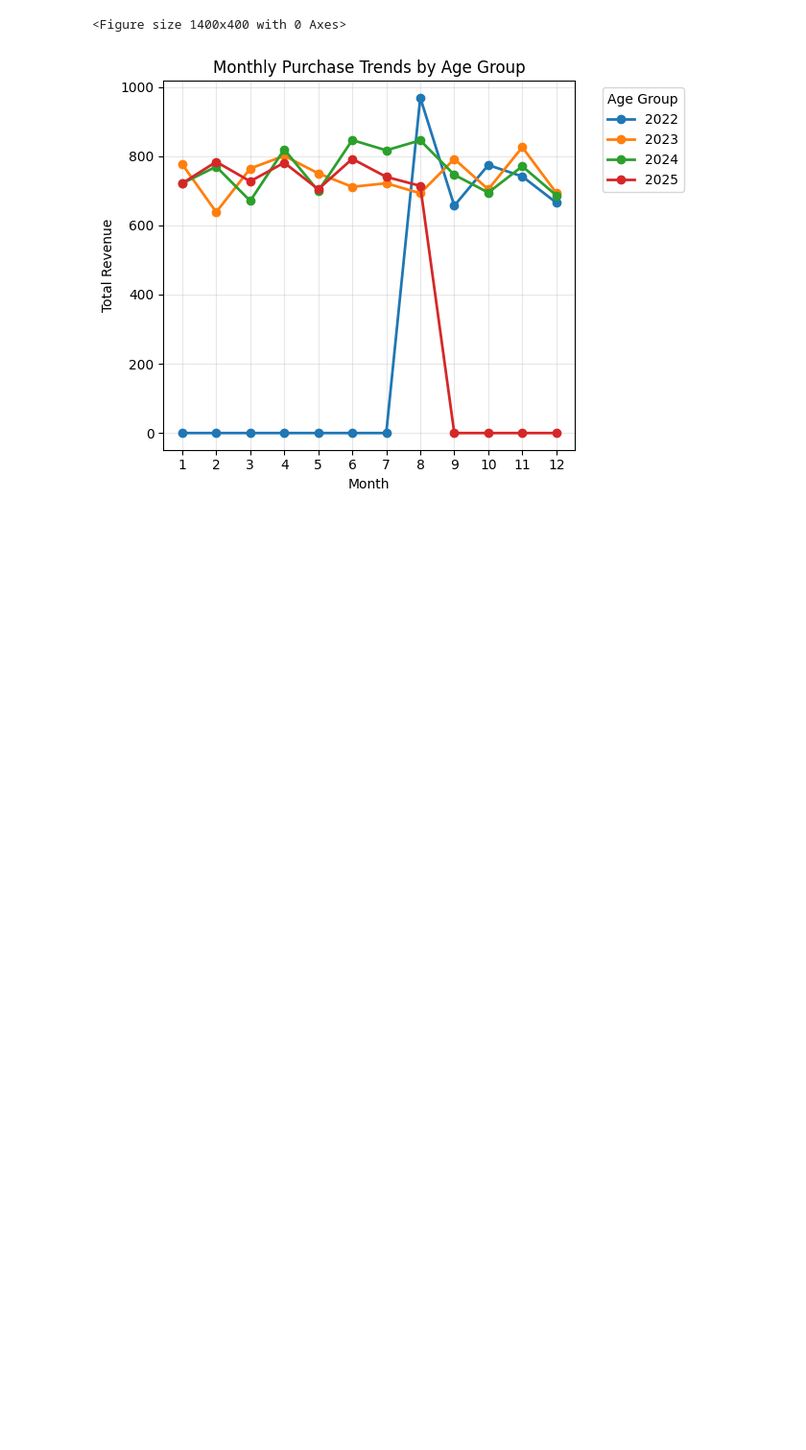
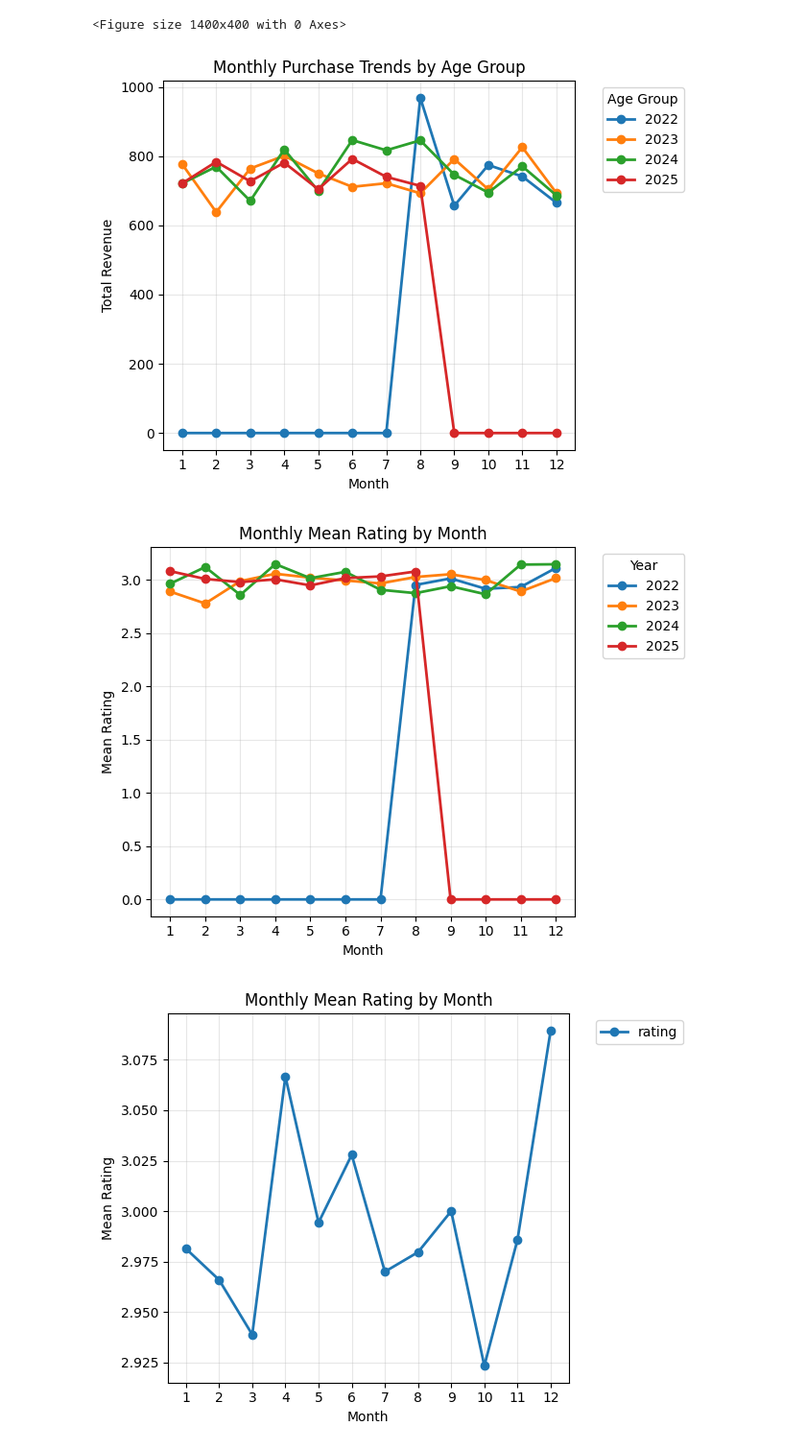
Before and after one commit to r-tavakoli/ai-ml-exercises, a Jupyter notebook: pandas/009_ecommerce_sales.ipynb, the cells around one changed output. Shown at 96% size. Saved outputs shown, nothing was run; the diff lists cells and outputs as text; code cells hidden in the pictures; blank space fills up the shorter version.

Commit message:
step 4 of Temporal Pattern Analysis & Forecasting

```diff
--- a/pandas/009_ecommerce_sales.ipynb
+++ b/pandas/009_ecommerce_sales.ipynb
@@ -834,0 +839,30 @@ plt.show()
+# %%
+# step 4
+# Monthly average rating trends	Group by month
+
+monthly_mean_rating = data.pivot_table(values='rating', index='order_month', columns='order_year', aggfunc='mean', fill_value=0)
+monthly_mean_rating.plot(marker='o', linewidth=2)
+
+plt.xticks(range(1, 13), rotation=0)
+plt.title('Monthly Mean Rating by Month')
+plt.xlabel('Month')
+plt.ylabel('Mean Rating')
+plt.legend(title='Year', bbox_to_anchor=(1.05, 1))
+plt.grid(True, alpha=0.3)
+plt.tight_layout()
+plt.show()
+
+monthly_mean_rating = data.pivot_table(values='rating', index='order_month', aggfunc='mean', fill_value=0)
+monthly_mean_rating.plot(marker='o', linewidth=2)
+
+plt.xticks(range(1, 13), rotation=0)
+plt.title('Monthly Mean Rating by Month')
+plt.xlabel('Month')
+plt.ylabel('Mean Rating')
+plt.legend(bbox_to_anchor=(1.05, 1))
+plt.grid(True, alpha=0.3)
+plt.tight_layout()
+plt.show()
+# %% [output]
+[figure, added]
+[figure, added]
```
Also changed, not shown: parts of 4 cells of this notebook.
